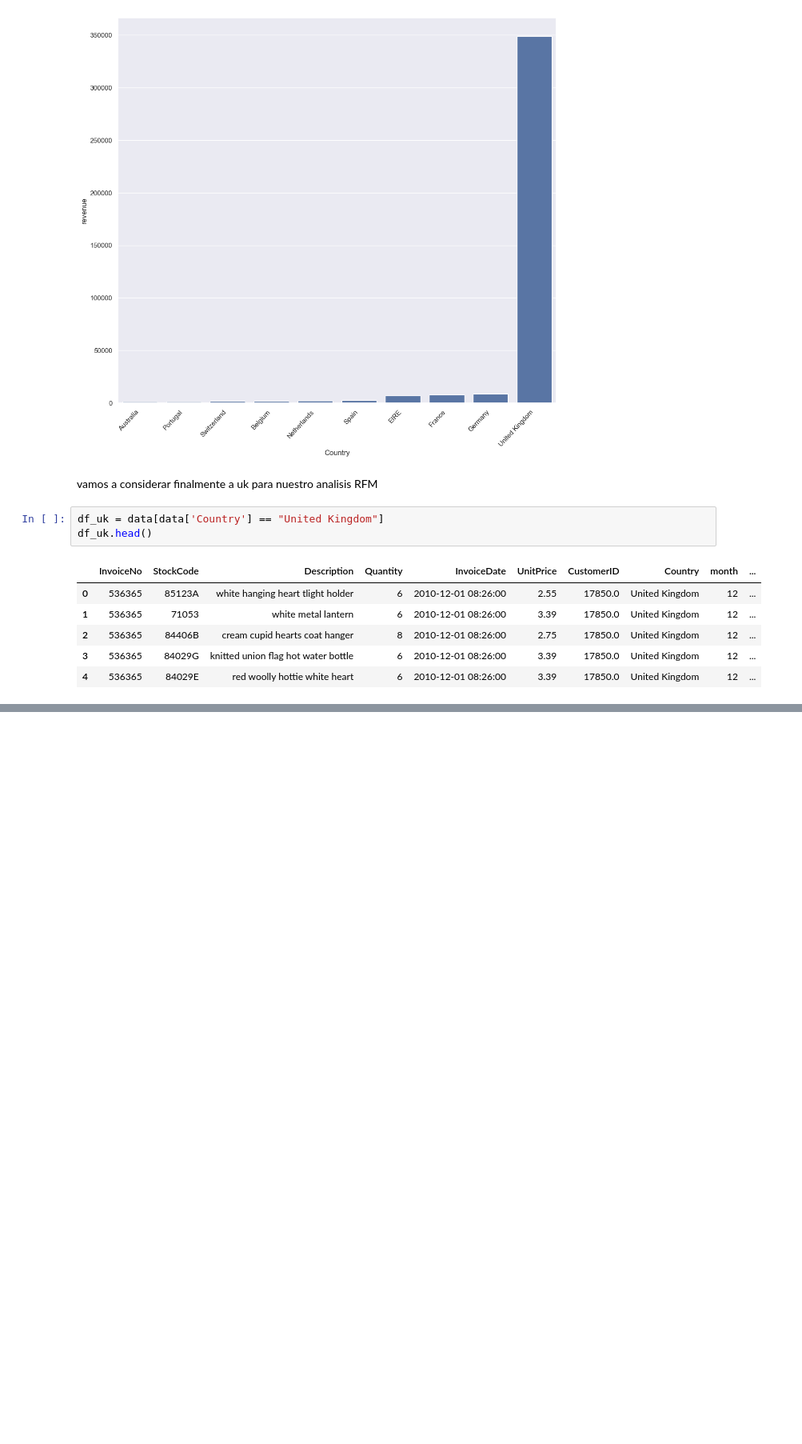
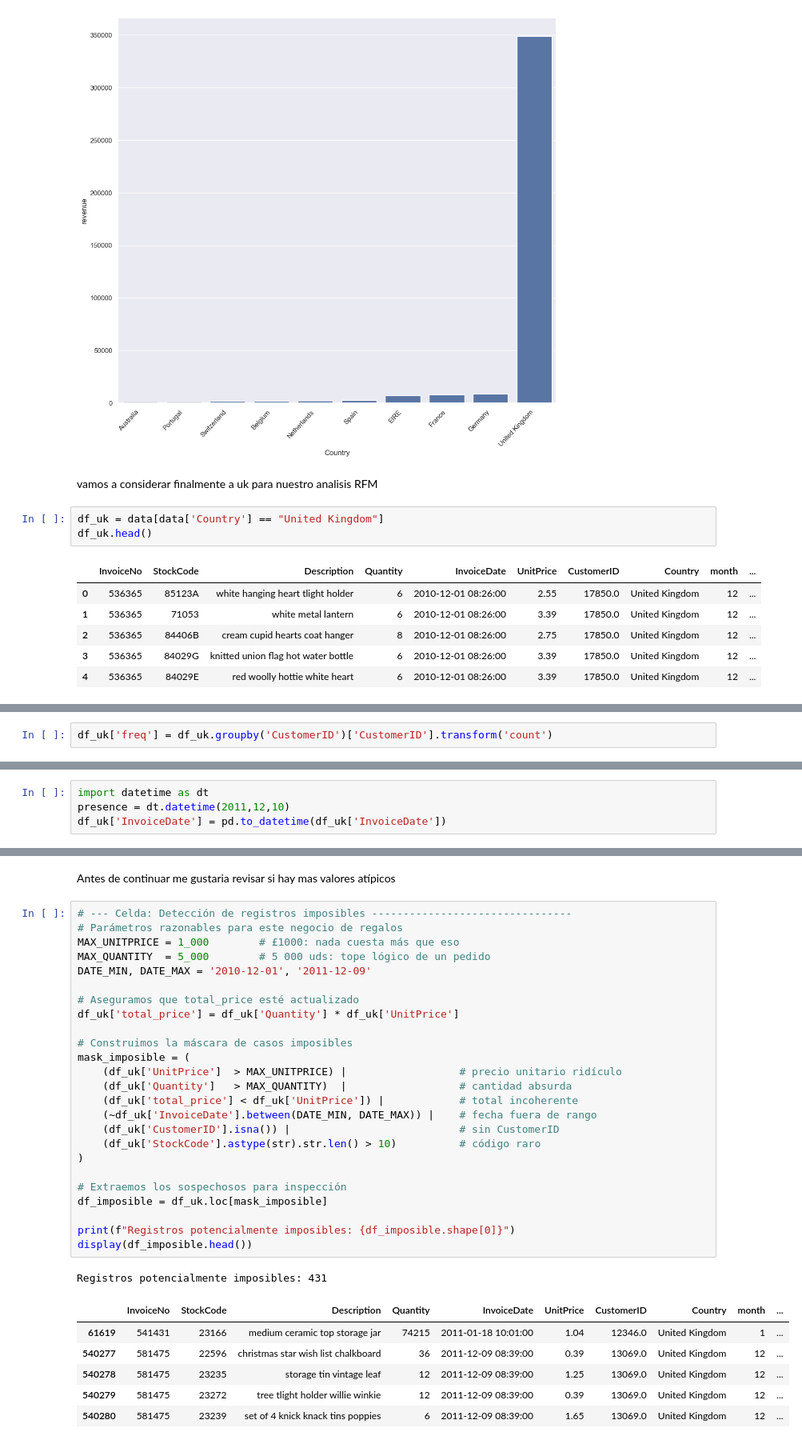
Before and after one commit to alvarotoledo01/Parcial2_OnlineRetail, a Jupyter notebook: notebook.ipynb, the cells around one changed output, grey strips where cells are left out. Shown at 80% size. Saved outputs shown, nothing was run; the diff lists cells and outputs as text; blank space fills up the shorter version.

```diff
--- a/notebook.ipynb
+++ b/notebook.ipynb
@@ -438,0 +441,2 @@ df_uk.head()
+# %%
+df_uk['freq'] = df_uk.groupby('CustomerID')['CustomerID'].transform('count')
@@ -438,0 +470,4 @@ df_uk.head()
+# %%
+import datetime as dt
+presence = dt.datetime(2011,12,10)
+df_uk['InvoiceDate'] = pd.to_datetime(df_uk['InvoiceDate'])
@@ -438,0 +482,35 @@ df_uk.head()
+# %% [markdown]
+Antes de continuar me gustaria revisar si hay mas valores atípicos
+# %%
+# --- Celda: Detección de registros imposibles --------------------------------
+# Parámetros razonables para este negocio de regalos
+MAX_UNITPRICE = 1_000        # £1000: nada cuesta más que eso
+MAX_QUANTITY  = 5_000        # 5 000 uds: tope lógico de un pedido
+DATE_MIN, DATE_MAX = '2010-12-01', '2011-12-09'
+
+# Aseguramos que total_price esté actualizado
+df_uk['total_price'] = df_uk['Quantity'] * df_uk['UnitPrice']
+
+# Construimos la máscara de casos imposibles
+mask_imposible = (
+    (df_uk['UnitPrice']  > MAX_UNITPRICE) |                  # precio unitario ridículo
+    (df_uk['Quantity']   > MAX_QUANTITY)  |                  # cantidad absurda
+    (df_uk['total_price'] < df_uk['UnitPrice']) |            # total incoherente
+    (~df_uk['InvoiceDate'].between(DATE_MIN, DATE_MAX)) |    # fecha fuera de rango
+    (df_uk['CustomerID'].isna()) |                           # sin CustomerID
+    (df_uk['StockCode'].astype(str).str.len() > 10)          # código raro
+)
+
+# Extraemos los sospechosos para inspección
+df_imposible = df_uk.loc[mask_imposible]
+
+print(f"Registros potencialmente imposibles: {df_imposible.shape[0]}")
+display(df_imposible.head())
+# %% [output]
+Registros potencialmente imposibles: 431
+|  | InvoiceNo | StockCode | Description | Quantity | InvoiceDate | UnitPrice | CustomerID | Country | month | ... |
+| 61619 | 541431 | 23166 | medium ceramic top storage jar | 74215 | 2011-01-18 10:01:00 | 1.04 | 12346.0 | United Kingdom | 1 | ... |
+| 540277 | 581475 | 22596 | christmas star wish list chalkboard | 36 | 2011-12-09 08:39:00 | 0.39 | 13069.0 | United Kingdom | 12 | ... |
+| 540278 | 581475 | 23235 | storage tin vintage leaf | 12 | 2011-12-09 08:39:00 | 1.25 | 13069.0 | United Kingdom | 12 | ... |
+| 540279 | 581475 | 23272 | tree tlight holder willie winkie | 12 | 2011-12-09 08:39:00 | 0.39 | 13069.0 | United Kingdom | 12 | ... |
+| 540280 | 581475 | 23239 | set of 4 knick knack tins poppies | 6 | 2011-12-09 08:39:00 | 1.65 | 13069.0 | United Kingdom | 12 | ... |
```
Also changed, not shown: parts of 8 cells of this notebook.
